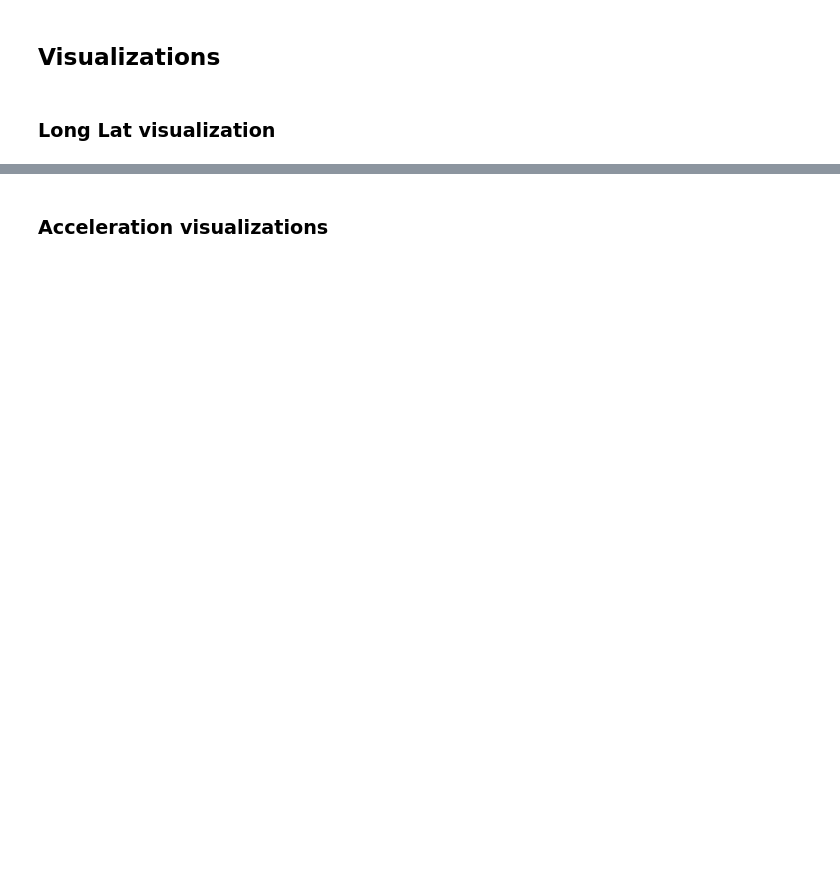
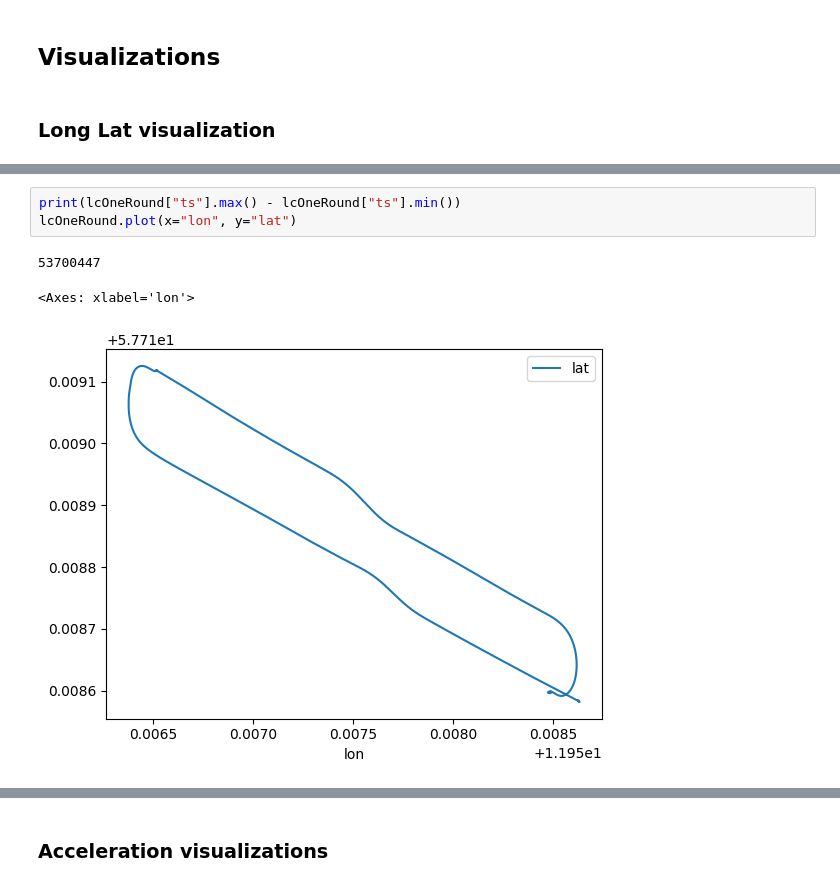
Before and after one commit to Marble879/SFC_scripts, a Jupyter notebook: LaneChange_Scripts/Extract_Lane_changes.ipynb, the cells around one changed output, grey strips where cells are left out. Drawn from its saved outputs; the diff is of its cells as text; blank space fills up the shorter version.

```diff
--- a/LaneChange_Scripts/Extract_Lane_changes.ipynb
+++ b/LaneChange_Scripts/Extract_Lane_changes.ipynb
@@ -159,0 +239,7 @@ LCandBreakingDF.plot(x = 'lon', y = 'lat')
+# %%
+print(lcOneRound["ts"].max() - lcOneRound["ts"].min())
+lcOneRound.plot(x="lon", y="lat")
+# %% [output]
+53700447
+<Axes: xlabel='lon'>
+[figure, added]
```
Also changed, not shown: parts of 24 cells of this notebook, 1 other file.
